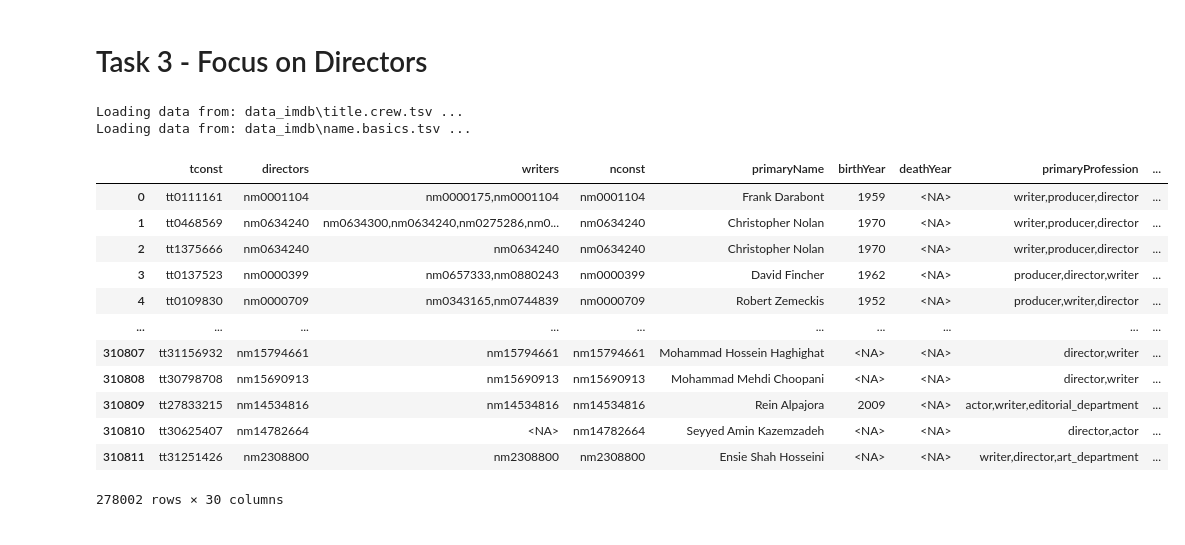
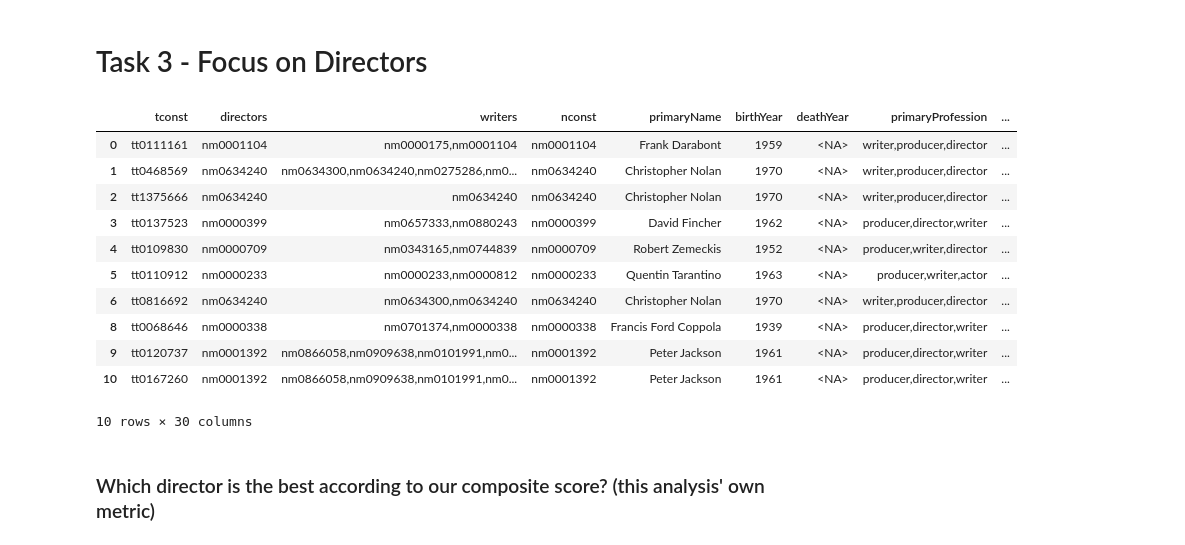
Before and after one commit to Konrad57/Imdb_Film_Ranking, a Jupyter notebook: analysis.ipynb, the cells around one changed output. Drawn from its saved outputs; the diff is of its cells as text; code cells hidden in the pictures.

```diff
--- a/analysis.ipynb
+++ b/analysis.ipynb
@@ -24,0 +31,14 @@ Loading data from: data_imdb\title.ratings.tsv ...
+# %%
+# GDP and Population data from Worldbank
+# Source: https://data.worldbank.org/indicator/NY.GDP.MKTP.CD?end=2023&name_desc=false&skipRedirection=true&start=1960&view=chart
+
+data_dir = os.getenv('GDP_POP_DATA_PATH')
+if data_dir is None:
+    data_dir = 'data_gdp_population'
+
+gdp_df = clean_data(load_data(os.path.join(data_dir, 'API_NY.GDP.MKTP.CD_DS2_en_csv_v2_580250.csv'), header=2))
+pop_df = clean_data(load_data(os.path.join(data_dir, 'API_SP.POP.TOTL_DS2_en_csv_v2_580248.csv'), header=2))
+
+# Introducing dataset with codenames for countries
+# Source: https://github.com/lukes/ISO-3166-Countries-with-Regional-Codes/blob/master/all/all.csv
+country_codes_df = pd.read_csv(data_dir + '/country_codes_all.csv')
@@ -24,0 +50,7 @@ Loading data from: data_imdb\title.ratings.tsv ...
+# %%
+data_dir = os.getenv('MOVIE_DATA_PATH')
+if data_dir is None:
+    data_dir = 'data_imdb'
+
+crew = clean_data(load_data(os.path.join(data_dir, 'title.crew.tsv')))
+names = clean_data(load_data(os.path.join(data_dir, 'name.basics.tsv')))
@@ -25,3 +60,16 @@ Loading data from: data_imdb\title.ratings.tsv ...
+# %%
+basics, gdp_df = filter_by_common_years(basics, gdp_df)
+
+start_year = os.getenv('START_YEAR')
+end_year = os.getenv('END_YEAR')
+
+# Convert start_year and end_year to integers if they exist
+if start_year is not None:
+    start_year = int(start_year)
+if end_year is not None:
+    end_year = int(end_year)
+
+basics, gdp_df = filter_by_user_year_range(basics, gdp_df, start_year, end_year)
 # %%
 print("Sample data from basics:")
 basics.head()
@@ -60,8 +108,12 @@ Sample data from ratings:
 # %%
 top_orders = [10, 20, 50, 100]
 
+# Prepare the data, merge needed datasets and filter of only movies
+prepared_df = prepare_data(basics, ratings, akas)
+prepared_df.head()
+
 # Analyze the quality of movies by country
-country_counts, movies_df = quality_of_movies_by_country(basics, ratings, akas, top_orders)
+country_counts, movies_df = quality_of_movies_by_country(prepared_df, top_orders)
 
 # Display country appearances in top N sequences
 country_counts
@@ -261,28 +303,22 @@ Gdp / Avg_score Hegemony Rankings:
 # %% [markdown]
 # Task 3 - Focus on Directors
-# %%
-data_dir = 'data_imdb'
-
-crew = clean_data(load_data(os.path.join(data_dir, 'title.crew.tsv')))
-names = clean_data(load_data(os.path.join(data_dir, 'name.basics.tsv')))
-# %% [output]
-Loading data from: data_imdb\title.crew.tsv ...
-Loading data from: data_imdb\name.basics.tsv ...
 # %%
+# Preparing data for directors analysis by merging movie_df with data from which inference about directors is made
 movies_directors_df = prepare_movies_directors(crew, names, movies_df)
-movies_directors_df
+movies_directors_df.head(10)
 # %% [output]
 |  | tconst | directors | writers | nconst | primaryName | birthYear | deathYear | primaryProfession | ... |
 | 0 | tt0111161 | nm0001104 | nm0000175,nm0001104 | nm0001104 | Frank Darabont | 1959 | <NA> | writer,producer,director | ... |
 | 1 | tt0468569 | nm0634240 | nm0634300,nm0634240,nm0275286,nm0... | nm0634240 | Christopher Nolan | 1970 | <NA> | writer,producer,director | ... |
 | 2 | tt1375666 | nm0634240 | nm0634240 | nm0634240 | Christopher Nolan | 1970 | <NA> | writer,producer,director | ... |
 | 3 | tt0137523 | nm0000399 | nm0657333,nm0880243 | nm0000399 | David Fincher | 1962 | <NA> | producer,director,writer | ... |
 | 4 | tt0109830 | nm0000709 | nm0343165,nm0744839 | nm0000709 | Robert Zemeckis | 1952 | <NA> | producer,writer,director | ... |
-| ... | ... | ... | ... | ... | ... | ... | ... | ... | ... |
-| 310807 | tt31156932 | nm15794661 | nm15794661 | nm15794661 | Mohammad Hossein Haghighat | <NA> | <NA> | director,writer | ... |
-| 310808 | tt30798708 | nm15690913 | nm15690913 | nm15690913 | Mohammad Mehdi Choopani | <NA> | <NA> | director,writer | ... |
-| 310809 | tt27833215 | nm14534816 | nm14534816 | nm14534816 | Rein Alpajora | 2009 | <NA> | actor,writer,editorial_department | ... |
-| 310810 | tt30625407 | nm14782664 | <NA> | nm14782664 | Seyyed Amin Kazemzadeh | <NA> | <NA> | director,actor | ... |
-| 310811 | tt31251426 | nm2308800 | nm2308800 | nm2308800 | Ensie Shah Hosseini | <NA> | <NA> | writer,director,art_department | ... |
+| 5 | tt0110912 | nm0000233 | nm0000233,nm0000812 | nm0000233 | Quentin Tarantino | 1963 | <NA> | producer,writer,actor | ... |
+| 6 | tt0816692 | nm0634240 | nm0634300,nm0634240 | nm0634240 | Christopher Nolan | 1970 | <NA> | writer,producer,director | ... |
+| 8 | tt0068646 | nm0000338 | nm0701374,nm0000338 | nm0000338 | Francis Ford Coppola | 1939 | <NA> | producer,director,writer | ... |
+| 9 | tt0120737 | nm0001392 | nm0866058,nm0909638,nm0101991,nm0... | nm0001392 | Peter Jackson | 1961 | <NA> | producer,director,writer | ... |
+| 10 | tt0167260 | nm0001392 | nm0866058,nm0909638,nm0101991,nm0... | nm0001392 | Peter Jackson | 1961 | <NA> | producer,director,writer | ... |
-278002 rows × 30 columns
+10 rows × 30 columns
+# %% [markdown]
+### Which director is the best according to our composite score? (this analysis' own metric)
 # %%
```
Also changed, not shown: parts of 26 cells of this notebook, 10 other files.
